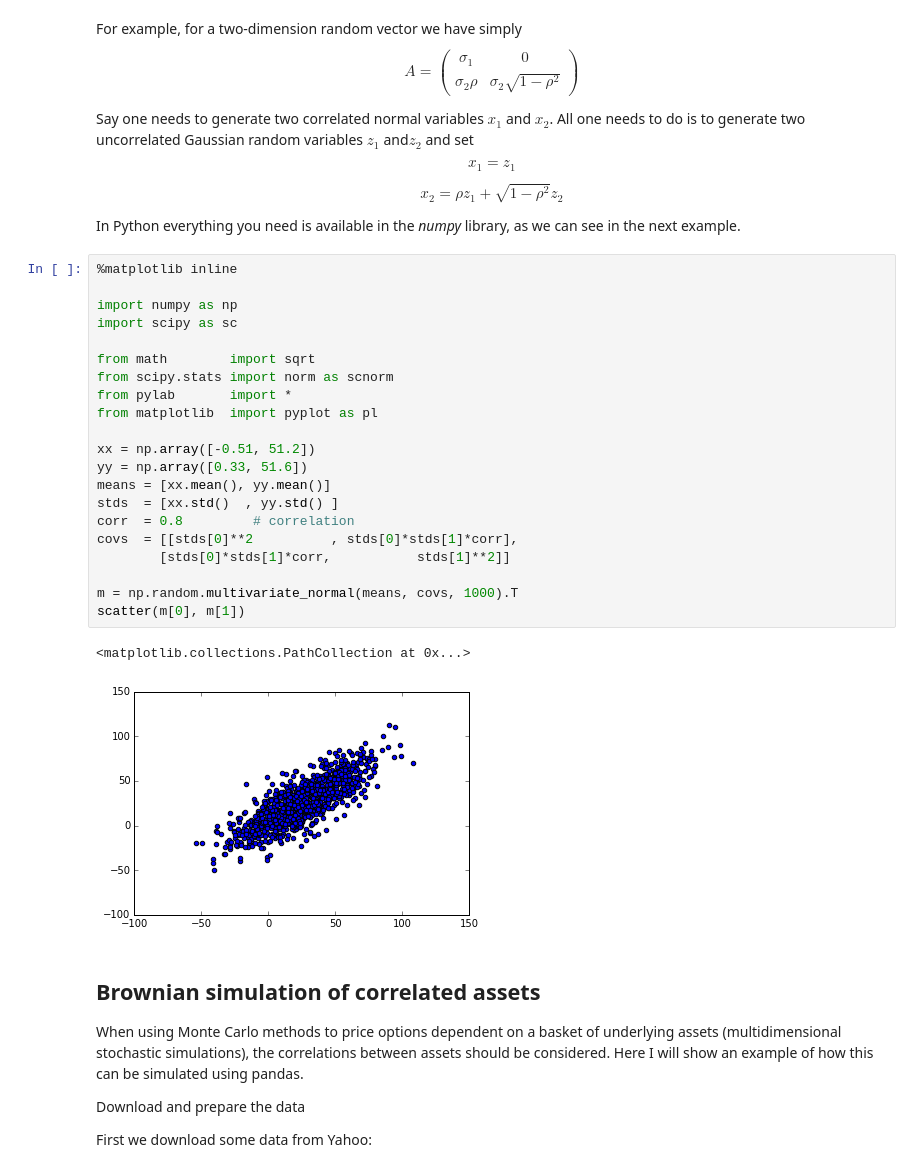
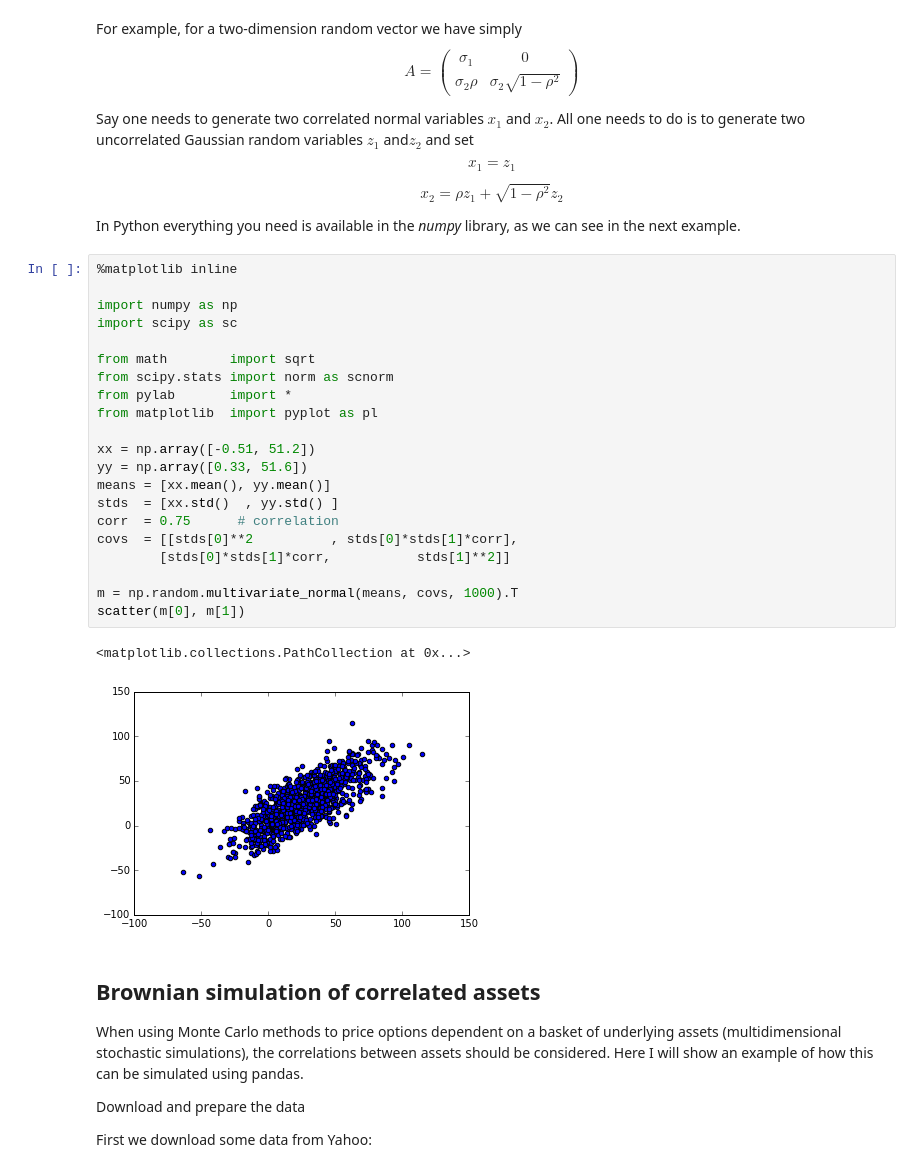
Before and after one commit to polyhedron-gdl/introduction-to-monte-carlo-for-finance, a Jupyter notebook: notebooks/n05_mcs_multi_asset_path.ipynb, the cells around one changed output. Saved outputs shown, nothing was run; the diff lists cells and outputs as text.

```diff
--- a/notebooks/n05_mcs_multi_asset_path.ipynb
+++ b/notebooks/n05_mcs_multi_asset_path.ipynb
@@ -89,27 +89,27 @@ In Python everything you need is available in the *numpy* library, as we can see
 # %%
 %matplotlib inline
 
 import numpy as np
 import scipy as sc
 
 from math        import sqrt
 from scipy.stats import norm as scnorm
 from pylab       import *
 from matplotlib  import pyplot as pl
 
 xx = np.array([-0.51, 51.2])
 yy = np.array([0.33, 51.6])
 means = [xx.mean(), yy.mean()]
 stds  = [xx.std()  , yy.std() ]
-corr  = 0.8         # correlation
+corr  = 0.75      # correlation
 covs  = [[stds[0]**2          , stds[0]*stds[1]*corr],
         [stds[0]*stds[1]*corr,           stds[1]**2]]
 
 m = np.random.multivariate_normal(means, covs, 1000).T
 scatter(m[0], m[1])
 # %% [output]
 <matplotlib.collections.PathCollection at 0x...>
-[figure, old version]
+[figure, new version]
 # %% [markdown]
 ## Brownian simulation of correlated assets
 
```
Also changed, not shown: 7 other files.
